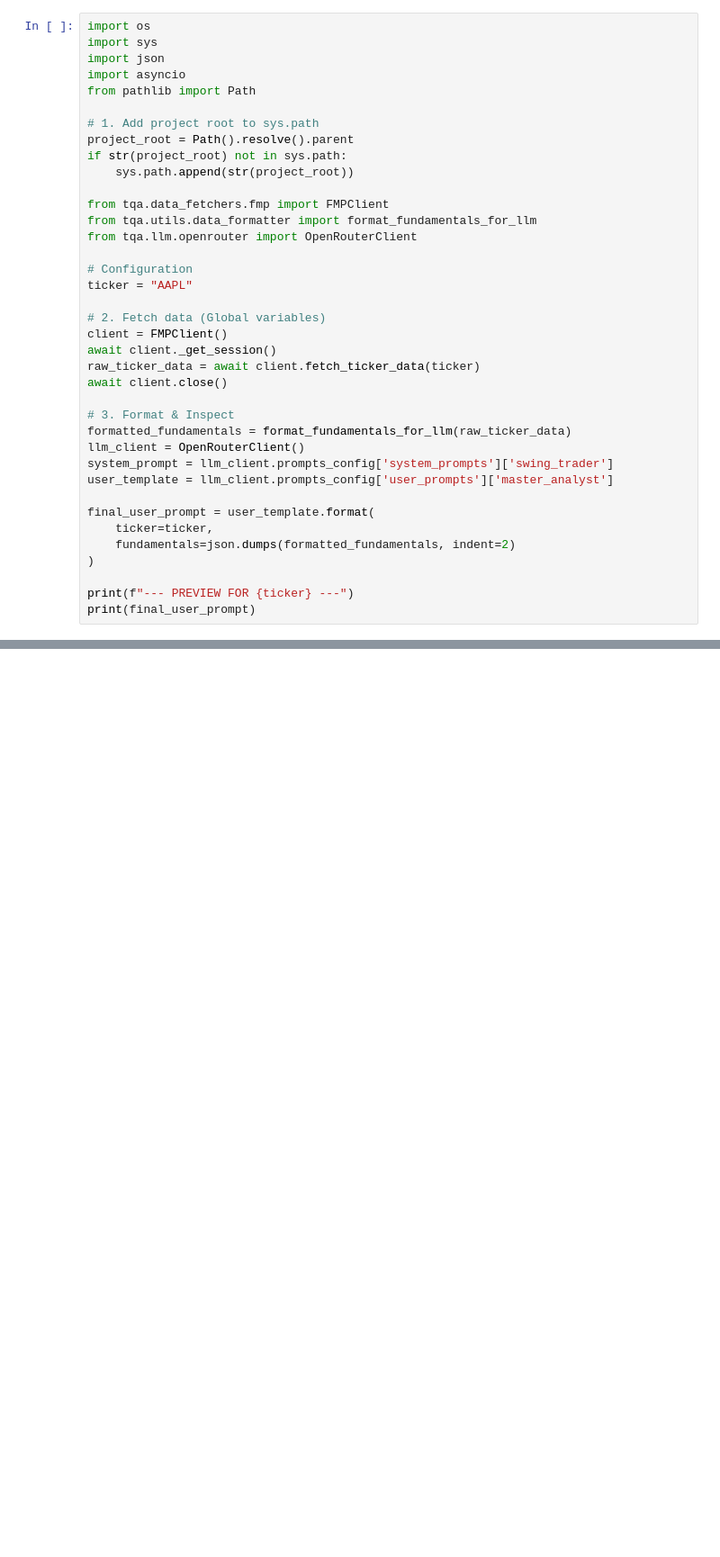
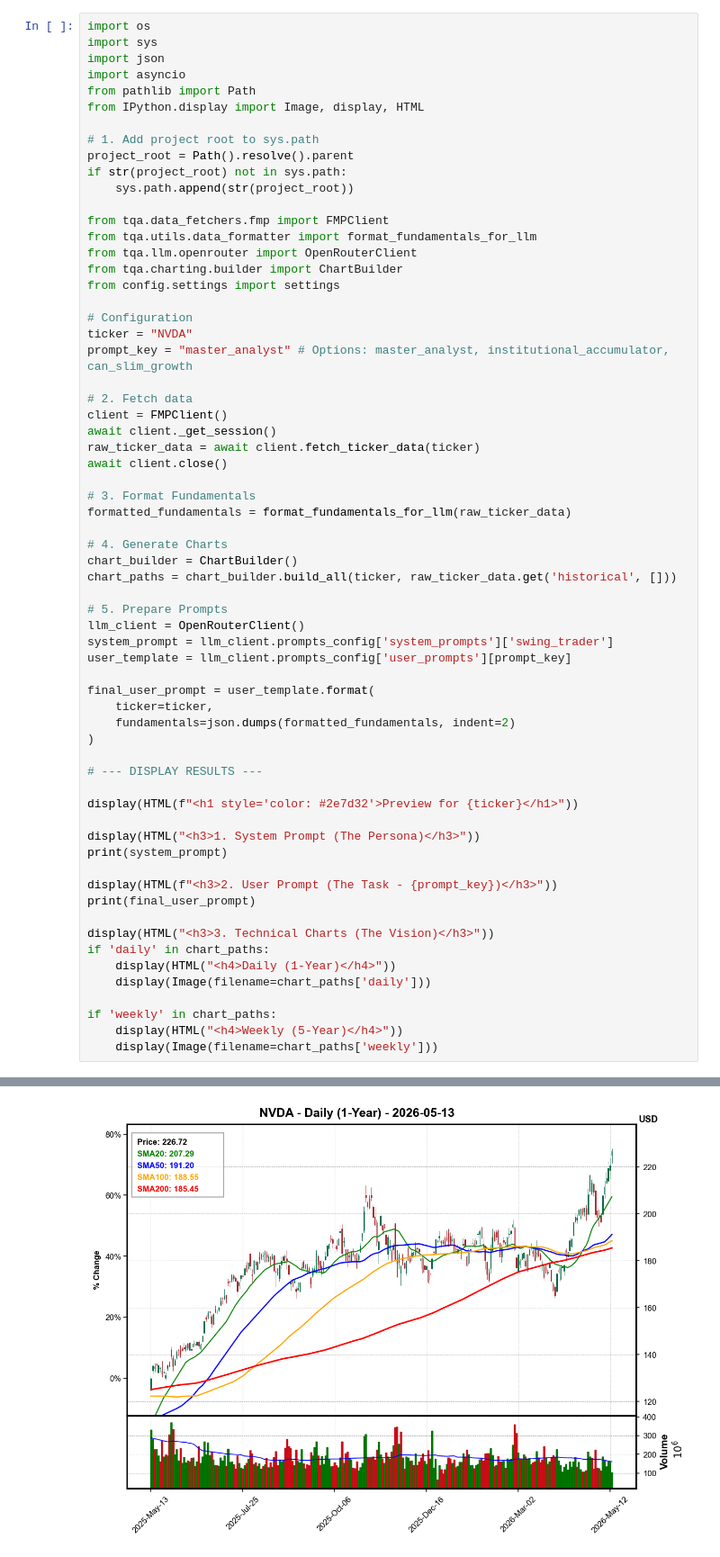
Before and after one commit to RBG-WebDesign/Stock, a Jupyter notebook: notebooks/llm-data.ipynb, the cells around one changed output, grey strips where cells are left out. Shown at 90% size. Cells and saved outputs as stored; diff of their text form; blank space fills up the shorter version.

Commit message:
Prompt refinements and charting tweaks

```diff
--- a/notebooks/llm-data.ipynb
+++ b/notebooks/llm-data.ipynb
@@ -4,6 +8,7 @@ import sys
 import json
 import asyncio
 from pathlib import Path
+from IPython.display import Image, display, HTML
 
 # 1. Add project root to sys.path
 project_root = Path().resolve().parent
@@ -13,27 +18,52 @@ if str(project_root) not in sys.path:
 from tqa.data_fetchers.fmp import FMPClient
 from tqa.utils.data_formatter import format_fundamentals_for_llm
 from tqa.llm.openrouter import OpenRouterClient
+from tqa.charting.builder import ChartBuilder
+from config.settings import settings
 
 # Configuration
-ticker = "AAPL"
+ticker = "NVDA"
+prompt_key = "master_analyst" # Options: master_analyst, institutional_accumulator, can_slim_growth
 
-# 2. Fetch data (Global variables)
+# 2. Fetch data
 client = FMPClient()
 await client._get_session()
 raw_ticker_data = await client.fetch_ticker_data(ticker)
 await client.close()
 
-# 3. Format & Inspect
+# 3. Format Fundamentals
 formatted_fundamentals = format_fundamentals_for_llm(raw_ticker_data)
+
+# 4. Generate Charts
+chart_builder = ChartBuilder()
+chart_paths = chart_builder.build_all(ticker, raw_ticker_data.get('historical', []))
+
+# 5. Prepare Prompts
 llm_client = OpenRouterClient()
 system_prompt = llm_client.prompts_config['system_prompts']['swing_trader']
-user_template = llm_client.prompts_config['user_prompts']['master_analyst']
+user_template = llm_client.prompts_config['user_prompts'][prompt_key]
 
 final_user_prompt = user_template.format(
     ticker=ticker,
     fundamentals=json.dumps(formatted_fundamentals, indent=2)
 )
 
-print(f"--- PREVIEW FOR {ticker} ---")
+# --- DISPLAY RESULTS ---
+
+display(HTML(f"<h1 style='color: #2e7d32'>Preview for {ticker}</h1>"))
+
+display(HTML("<h3>1. System Prompt (The Persona)</h3>"))
+print(system_prompt)
+
+display(HTML(f"<h3>2. User Prompt (The Task - {prompt_key})</h3>"))
 print(final_user_prompt)
+
+display(HTML("<h3>3. Technical Charts (The Vision)</h3>"))
+if 'daily' in chart_paths:
+    display(HTML("<h4>Daily (1-Year)</h4>"))
+    display(Image(filename=chart_paths['daily']))
+
+if 'weekly' in chart_paths:
+    display(HTML("<h4>Weekly (5-Year)</h4>"))
+    display(Image(filename=chart_paths['weekly']))
 # %% [output]
@@ -56,0 +105 @@ Synthesize your findings and output the exact JSON schema requested, including a
+[figure, added]
```
Also changed, not shown: parts of 3 cells of this notebook, 7 other files.
